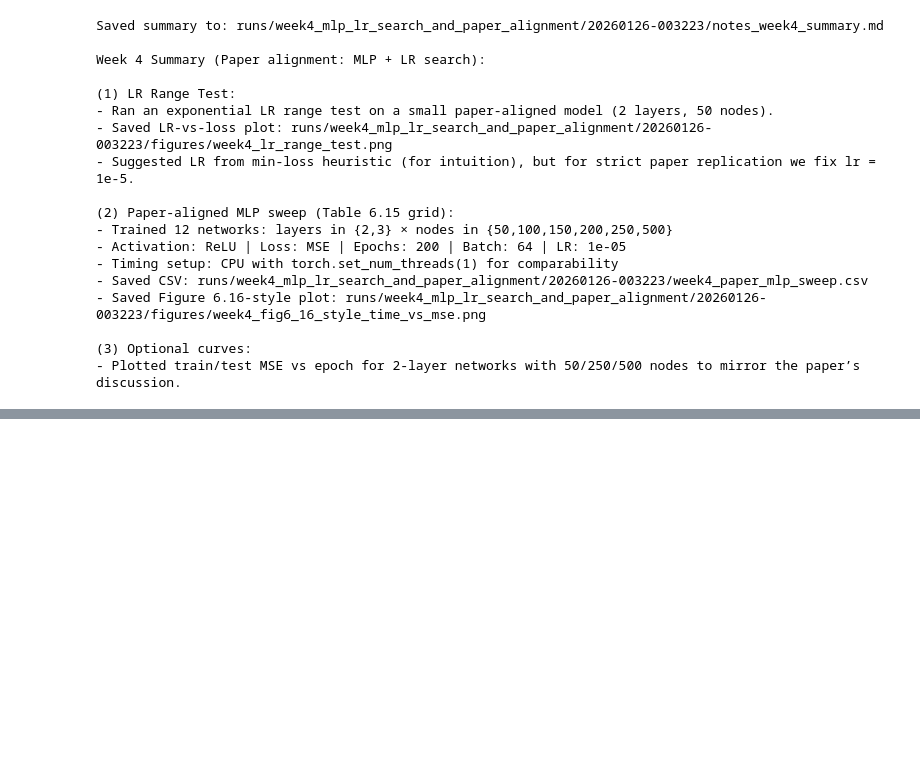
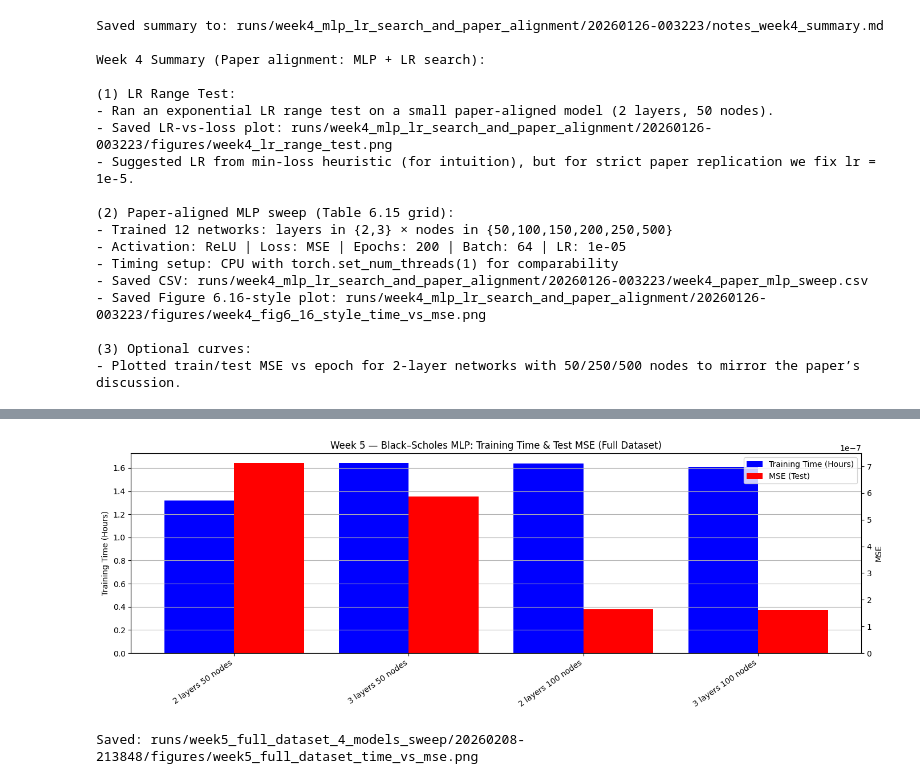
Before and after one commit to JosephOuyang/machine_learning_for_options_pricing_and_implied_volatility, a Jupyter notebook: notebooks/options_pricing_main.ipynb, the cells around one changed output, grey strips where cells are left out. Drawn from its saved outputs; the diff is of its cells as text; code cells hidden in the pictures; blank space fills up the shorter version.

```diff
--- a/notebooks/options_pricing_main.ipynb
+++ b/notebooks/options_pricing_main.ipynb
@@ -1468,0 +1715,39 @@ Week 4 Summary (Paper alignment: MLP + LR search):
+# %%
+# =========================
+# CELL 5.4 — Two-Sided Bar Chart: Training Time & Test MSE (Full Dataset)
+# =========================
+
+labels = df_full_dataset["label"].tolist()
+x = np.arange(len(labels))
+
+train_hours = df_full_dataset["train_hours"].values
+test_mse = df_full_dataset["test_mse"].values
+
+fig, ax1 = plt.subplots(figsize=(14, 5))
+ax2 = ax1.twinx()
+
+bar_w = 0.40
+ax1.bar(x - bar_w/2, train_hours, width=bar_w, label="Training Time (Hours)", color='blue')
+ax2.bar(x + bar_w/2, test_mse,    width=bar_w, label="MSE (Test)", color='red')
+
+ax1.set_ylabel("Training Time (Hours)")
+ax2.set_ylabel("MSE")
+ax1.set_title("Week 5 — Black–Scholes MLP: Training Time & Test MSE (Full Dataset)")
+ax1.set_xticks(x)
+ax1.set_xticklabels(labels, rotation=35, ha="right")
+ax1.grid(True, axis="y")
+
+h1, l1 = ax1.get_legend_handles_labels()
+h2, l2 = ax2.get_legend_handles_labels()
+ax1.legend(h1+h2, l1+l2, loc="upper right")
+
+plt.tight_layout()
+
+fig_path_full = os.path.join(fig_dir_full, "week5_full_dataset_time_vs_mse.png")
+plt.savefig(fig_path_full, dpi=180, bbox_inches="tight")
+plt.show()
+
+print("Saved:", fig_path_full)
+# %% [output]
+[figure, added]
+Saved: runs/week5_full_dataset_4_models_sweep/20260208-213848/figures/week5_full_dataset_time_vs_mse.png
```
Also changed, not shown: parts of 14 cells of this notebook.
